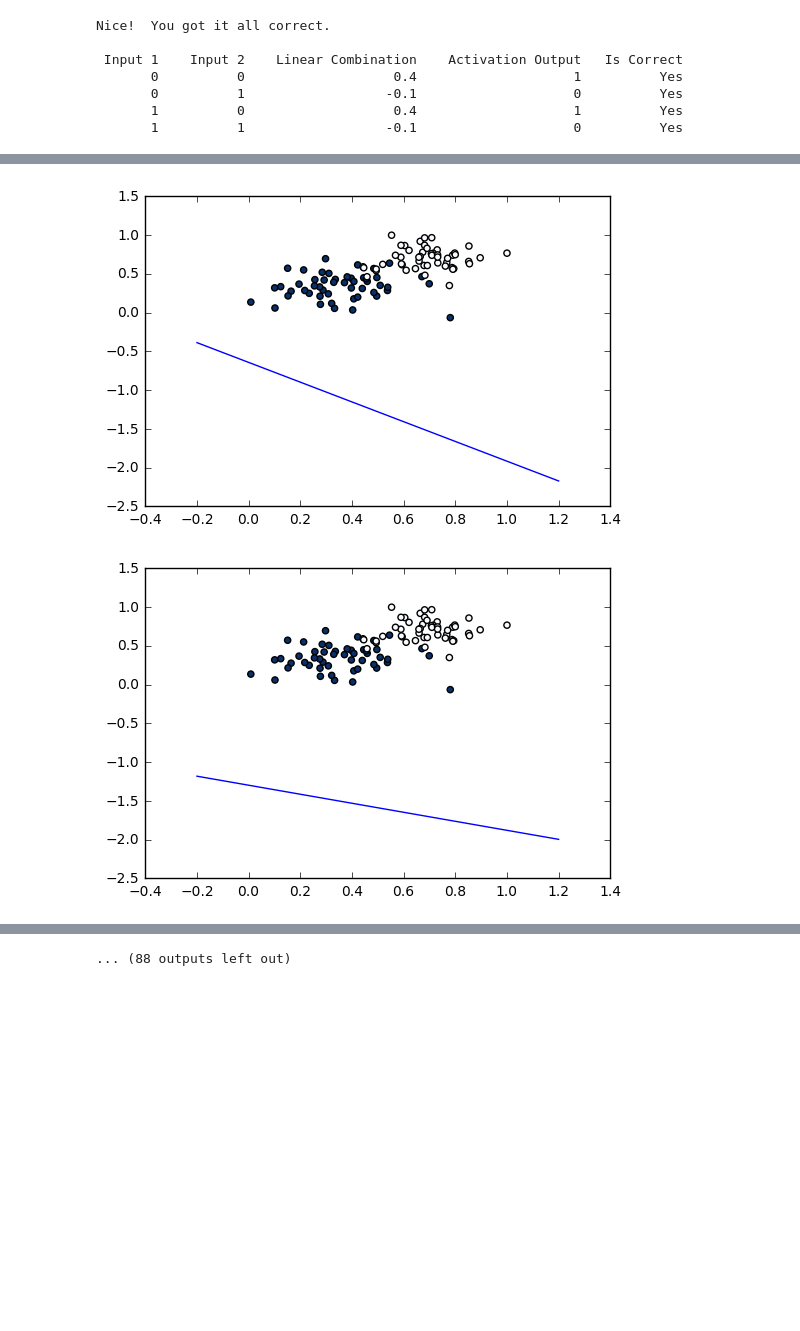
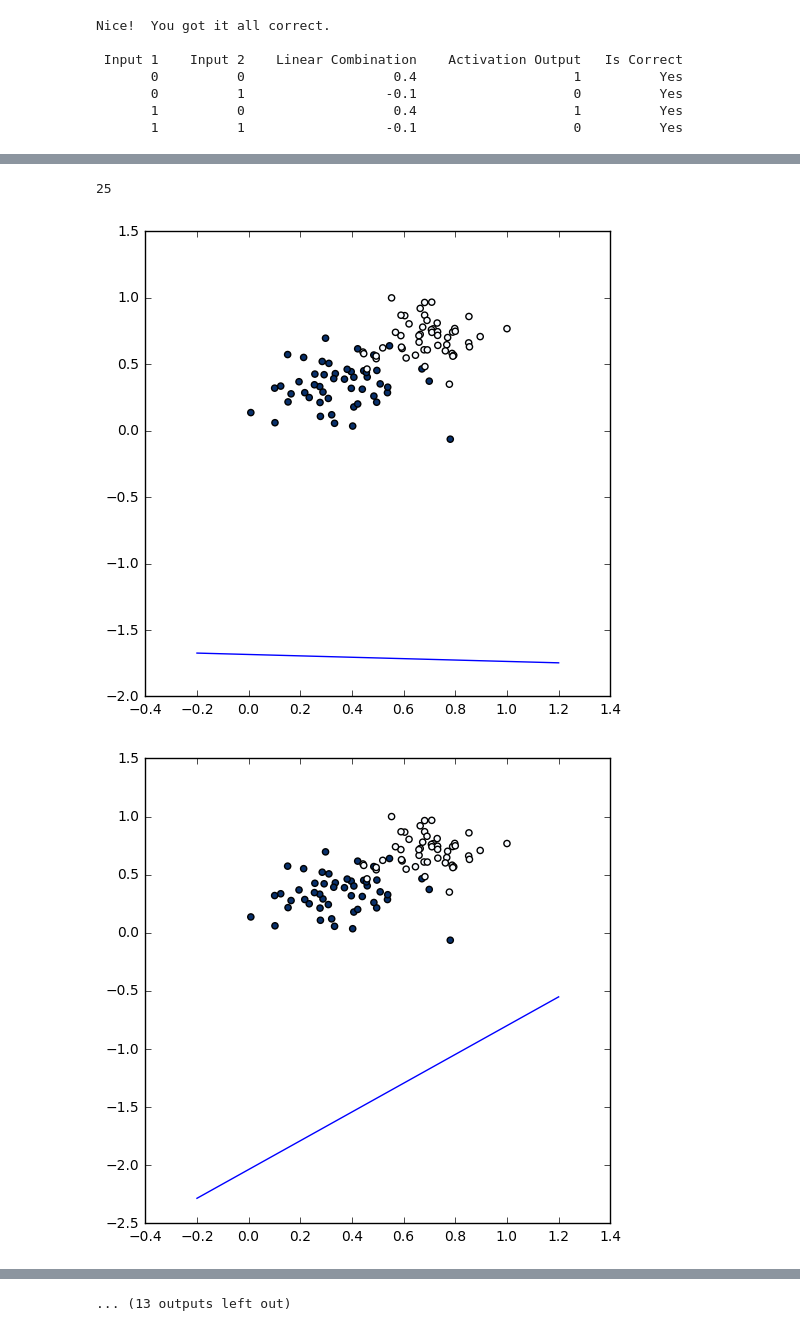
Before and after one commit to Randallzoeng/-Storytelling-Visualizatio, a Jupyter notebook: PythonInAction.ipynb, the cells around one changed output, grey strips where cells are left out. Saved outputs shown, nothing was run; the diff lists cells and outputs as text; code cells hidden in the pictures; blank space fills up the shorter version.

```diff
--- a/PythonInAction.ipynb
+++ b/PythonInAction.ipynb
@@ -363,7 +361,7 @@ def trainPerceptronAlgorithm(X, y, learn_rate = 0.01, num_epochs = 25):
 import numpy as np
 import pandas as pd
 # df = pd.read_csv('data.csv')
-# df = pd.read_csv('data_noheader.csv',header=None)
-df = pd.read_csv('simple_data.csv')
+df = pd.read_csv('data_noheader.csv',header=None)
+# df = pd.read_csv('simple_data.csv')
 df.head()
 # %% [output]
@@ -377,17 +375,17 @@ df.head()
 df_X = np.array(df.iloc[:,0:2])
 df_y = df.iloc[:,2]
 # %%
-boundary_lines,b_lines = trainPerceptronAlgorithm(df_X,df_y,num_epochs = 25)
+boundary_lines = trainPerceptronAlgorithm(df_X,df_y,num_epochs = 25)
 # %%
 %matplotlib inline
 import matplotlib.pyplot as plt
 import seaborn as sns
 # %%
-# df_plt = pd.read_csv('data.csv')
-df_plt = pd.read_csv('simple_data.csv')
+df_plt = pd.read_csv('data.csv')
+plt.figure(figsize=(6,6))
 X_line = np.linspace(-0.2,1.2,100)
-w1,w2,b =boundary_lines[0][0],boundary_lines[0][1],b_lines[0]
-y_line = -w1/w2*X_line - b/w2
+slop,intercept=boundary_lines[0][0],boundary_lines[0][1]
+y_line = slop*X_line + intercept
 plt.scatter('x1','x2',c='y',data=df_plt,cmap=plt.cm.Blues)
 plt.plot(X_line,y_line)
 # %% [output]
@@ -396,7 +394,8 @@ plt.plot(X_line,y_line)
 # %%
+plt.figure(figsize=(6,6))
 X_line = np.linspace(-0.2,1.2,100)
-w1,w2,b =boundary_lines[-1][0],boundary_lines[-1][1],b_lines[-1]
-y_line = -w1/w2*X_line - b/w2
+slop,intercept=boundary_lines[-1][0],boundary_lines[-1][1]
+y_line = slop*X_line + intercept
 plt.scatter('x1','x2',c='y',data=df_plt,cmap=plt.cm.Blues)
 plt.plot(X_line,y_line)
 # %% [output]
@@ -405,10 +404,15 @@ plt.plot(X_line,y_line)
+# %%
+len(boundary_lines)
+# %% [output]
+25
 # %%
-for i in range(len(b_lines)):
-    w1,w2,b =boundary_lines[i][0],boundary_lines[i][1],b_lines[i]
-    y_line = -w1/w2*X_line - b/w2
+for i in range(25):
+    slop,intercept=boundary_lines[i][0],boundary_lines[i][1]
+    y_line = slop*X_line + intercept
+    plt.figure(figsize=(6,6))
     plt.scatter('x1','x2',c='y',data=df_plt,cmap=plt.cm.Blues)
     plt.plot(X_line,y_line)
     plt.show()
 # %% [output]
-[figure, old version]
+[figure, new version]
-[figure, old version]
+[figure, new version]
@@ -425,2 +429,2 @@ for i in range(len(b_lines)):
-... (88 outputs left out)
+... (13 outputs left out)
 # %% [markdown]
```
Also changed, not shown: parts of 6 cells of this notebook.
